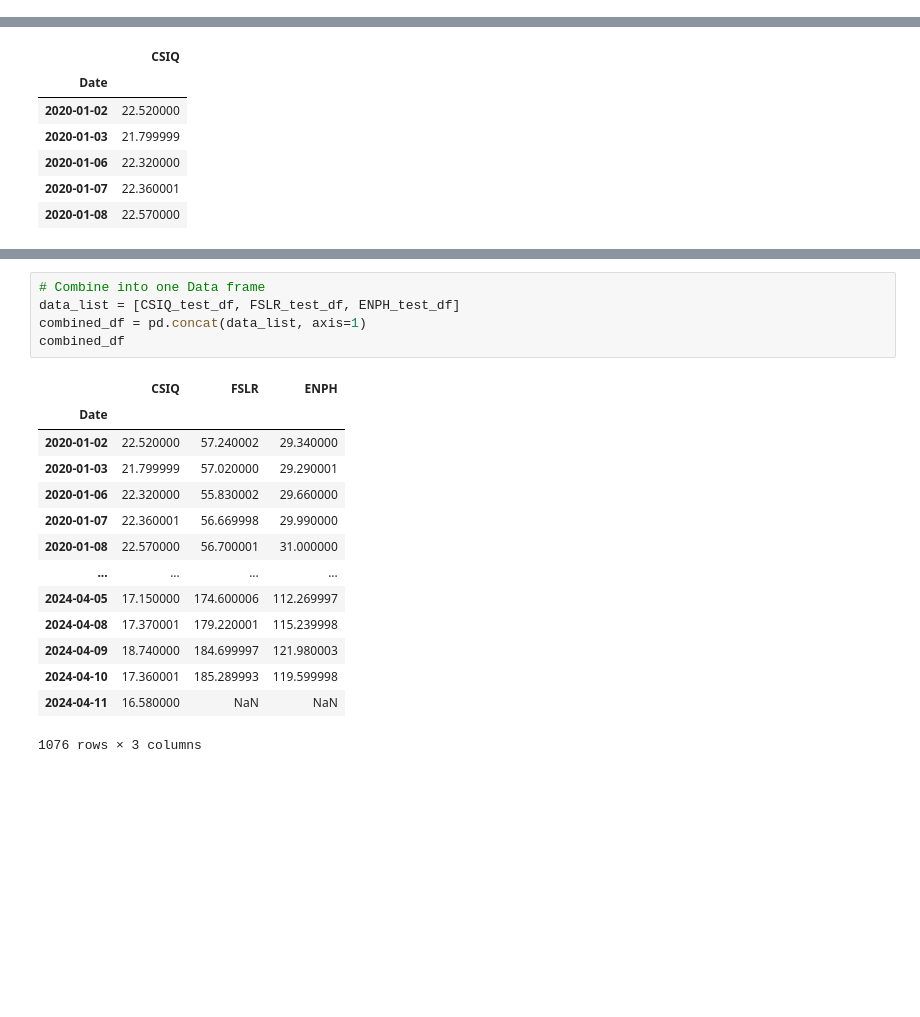
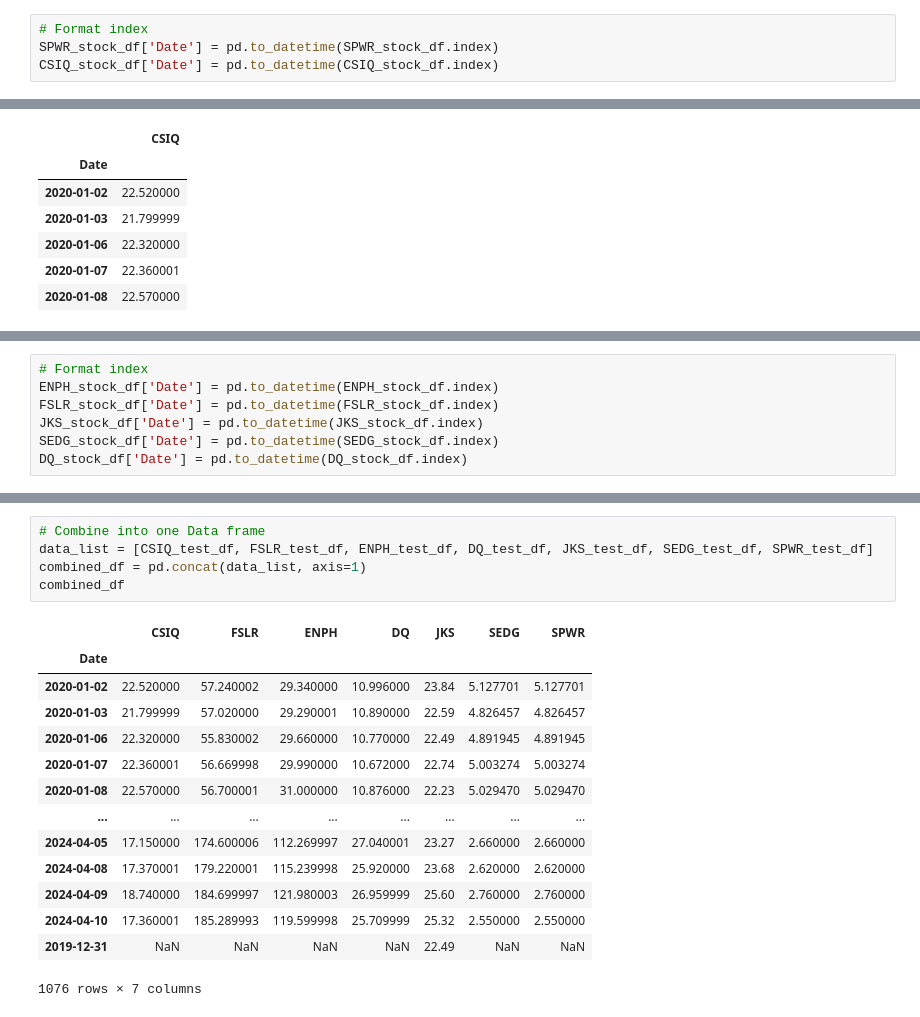
Before and after one commit to srhill12/Solar_stock_project, a Jupyter notebook: stevens_workbook.ipynb, the cells around one changed output, grey strips where cells are left out. Drawn from its saved outputs; the diff is of its cells as text; blank space fills up the shorter version.

Commit message:
updated code/format DT, Nan values found, concat all

```diff
--- a/stevens_workbook.ipynb
+++ b/stevens_workbook.ipynb
@@ -27,6 +27,10 @@ display(CSIQ_stock_df.head())
 | 2020-01-06 | 21.309999 | 22.330000 | 21.100000 | 22.320000 | 22.320000 | 938000 |
 | 2020-01-07 | 22.290001 | 22.600000 | 22.219999 | 22.360001 | 22.360001 | 596900 |
 | 2020-01-08 | 22.370001 | 22.709999 | 22.110001 | 22.570000 | 22.570000 | 709800 |
+# %%
+# Format index
+SPWR_stock_df['Date'] = pd.to_datetime(SPWR_stock_df.index)
+CSIQ_stock_df['Date'] = pd.to_datetime(CSIQ_stock_df.index)
 # %%
 # Create two new data frames with just "Date" and "Close"
 
@@ -104,3 +108,10 @@ display(DQ_stock_df.head())
+# %%
+# Format index
+ENPH_stock_df['Date'] = pd.to_datetime(ENPH_stock_df.index)
+FSLR_stock_df['Date'] = pd.to_datetime(FSLR_stock_df.index)
+JKS_stock_df['Date'] = pd.to_datetime(JKS_stock_df.index)
+SEDG_stock_df['Date'] = pd.to_datetime(SEDG_stock_df.index)
+DQ_stock_df['Date'] = pd.to_datetime(DQ_stock_df.index)
 # %%
 ENPH_test_df = ENPH_stock_df[["Close"]]
 FSLR_test_df = FSLR_stock_df[["Close"]]
@@ -158,23 +169,23 @@ display(DQ_test_df.head())
 # %%
 # Combine into one Data frame
-data_list = [CSIQ_test_df, FSLR_test_df, ENPH_test_df]
+data_list = [CSIQ_test_df, FSLR_test_df, ENPH_test_df, DQ_test_df, JKS_test_df, SEDG_test_df, SPWR_test_df]
 combined_df = pd.concat(data_list, axis=1)
 combined_df
 # %% [output]
-|  | CSIQ | FSLR | ENPH |
-| Date |  |  |  |
-| 2020-01-02 | 22.520000 | 57.240002 | 29.340000 |
-| 2020-01-03 | 21.799999 | 57.020000 | 29.290001 |
-| 2020-01-06 | 22.320000 | 55.830002 | 29.660000 |
-| 2020-01-07 | 22.360001 | 56.669998 | 29.990000 |
-| 2020-01-08 | 22.570000 | 56.700001 | 31.000000 |
-| ... | ... | ... | ... |
-| 2024-04-05 | 17.150000 | 174.600006 | 112.269997 |
-| 2024-04-08 | 17.370001 | 179.220001 | 115.239998 |
-| 2024-04-09 | 18.740000 | 184.699997 | 121.980003 |
-| 2024-04-10 | 17.360001 | 185.289993 | 119.599998 |
-| 2024-04-11 | 16.580000 | NaN | NaN |
+|  | CSIQ | FSLR | ENPH | DQ | JKS | SEDG | SPWR |
+| Date |  |  |  |  |  |  |  |
+| 2020-01-02 | 22.520000 | 57.240002 | 29.340000 | 10.996000 | 23.84 | 5.127701 | 5.127701 |
+| 2020-01-03 | 21.799999 | 57.020000 | 29.290001 | 10.890000 | 22.59 | 4.826457 | 4.826457 |
+| 2020-01-06 | 22.320000 | 55.830002 | 29.660000 | 10.770000 | 22.49 | 4.891945 | 4.891945 |
+| 2020-01-07 | 22.360001 | 56.669998 | 29.990000 | 10.672000 | 22.74 | 5.003274 | 5.003274 |
+| 2020-01-08 | 22.570000 | 56.700001 | 31.000000 | 10.876000 | 22.23 | 5.029470 | 5.029470 |
+| ... | ... | ... | ... | ... | ... | ... | ... |
+| 2024-04-05 | 17.150000 | 174.600006 | 112.269997 | 27.040001 | 23.27 | 2.660000 | 2.660000 |
+| 2024-04-08 | 17.370001 | 179.220001 | 115.239998 | 25.920000 | 23.68 | 2.620000 | 2.620000 |
+| 2024-04-09 | 18.740000 | 184.699997 | 121.980003 | 26.959999 | 25.60 | 2.760000 | 2.760000 |
+| 2024-04-10 | 17.360001 | 185.289993 | 119.599998 | 25.709999 | 25.32 | 2.550000 | 2.550000 |
+| 2019-12-31 | NaN | NaN | NaN | NaN | 22.49 | NaN | NaN |
-1076 rows × 3 columns
+1076 rows × 7 columns
 # %%
 display(ENPH_test_df.tail())
 display(FSLR_test_df.tail())
```
Also changed, not shown: parts of 4 cells of this notebook.
